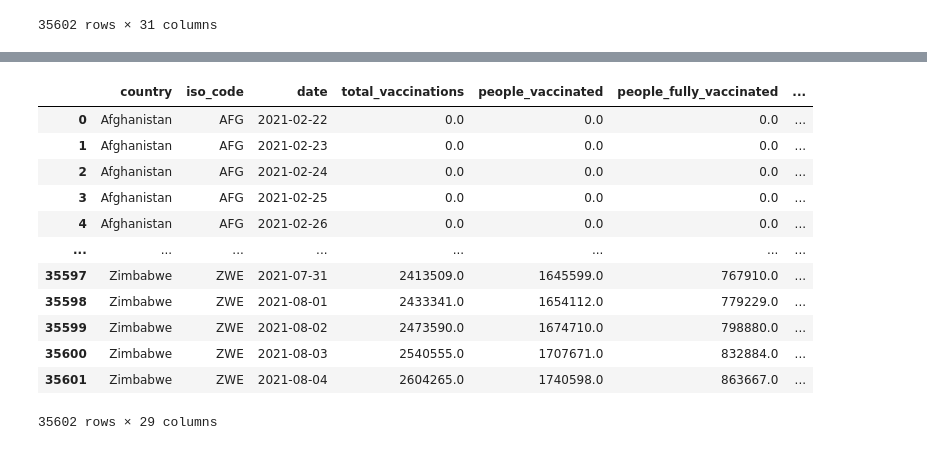
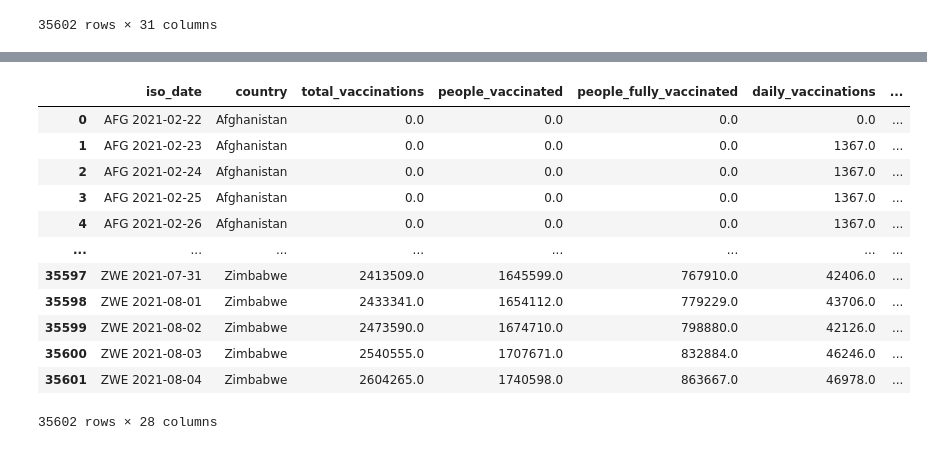
Before and after one commit to JennyWade/python_programmering, a Jupyter notebook: Inlämning/Pandas.ipynb, the cells around one changed output, grey strips where cells are left out. Cells and saved outputs as stored; diff of their text form; code cells hidden in the pictures.

```diff
--- a/Inlämning/Pandas.ipynb
+++ b/Inlämning/Pandas.ipynb
@@ -87,22 +96,22 @@ dtype: object
 #In the above list I can see that we have 16 vaccines, so below I'll create new columns with Boolean rows that return 1 if the vaccine
 # is found in the Vaccine column, and 0 if it isn't
 # %%
-covid_vaccinations["JohnsonAndJohnson"] = covid_vaccinations["vaccines"].str.contains("Johnson&Johnson") * 1
-covid_vaccinations["OxfordAstraZeneca"] = covid_vaccinations["vaccines"].str.contains("Oxford/AstraZeneca") * 1
+covid_vaccinations["Johnson_and_Johnson"] = covid_vaccinations["vaccines"].str.contains("Johnson&Johnson") * 1
+covid_vaccinations["Oxford_AstraZeneca"] = covid_vaccinations["vaccines"].str.contains("Oxford/AstraZeneca") * 1
 covid_vaccinations["Sinovac"] = covid_vaccinations["vaccines"].str.contains("Sinovac") * 1
-covid_vaccinations["SputnikV"] = covid_vaccinations["vaccines"].str.contains("Sputnik V") * 1
+covid_vaccinations["Sputnik_V"] = covid_vaccinations["vaccines"].str.contains("Sputnik V") * 1
 covid_vaccinations["Moderna"] = covid_vaccinations["vaccines"].str.contains("Moderna") * 1
-covid_vaccinations["SinopharmBeijing"] = covid_vaccinations["vaccines"].str.contains("Sinopharm/Beijing") * 1
+covid_vaccinations["Sinopharm_Beijing"] = covid_vaccinations["vaccines"].str.contains("Sinopharm/Beijing") * 1
 covid_vaccinations["Covaxin"] = covid_vaccinations["vaccines"].str.contains("Covaxin") * 1
 covid_vaccinations["CanSino"] = covid_vaccinations["vaccines"].str.contains("CanSino") * 1
 covid_vaccinations["Abdala"] = covid_vaccinations["vaccines"].str.contains("Abdala") * 1
-covid_vaccinations["PfizerBioNTech"] = covid_vaccinations["vaccines"].str.contains("Pfizer/BioNTech") * 1
+covid_vaccinations["Pfizer_BioNTech"] = covid_vaccinations["vaccines"].str.contains("Pfizer/BioNTech") * 1
 covid_vaccinations["QazVac"] = covid_vaccinations["vaccines"].str.contains("QazVac") * 1
 covid_vaccinations["EpiVacCorona"] = covid_vaccinations["vaccines"].str.contains("EpiVacCorona") * 1
 covid_vaccinations["Soberana02"] = covid_vaccinations["vaccines"].str.contains("Soberana02") * 1
-covid_vaccinations["SinopharmHayatVax"] = covid_vaccinations["vaccines"].str.contains("Sinopharm/HayatVax") * 1
-covid_vaccinations["RBDDimer"] = covid_vaccinations["vaccines"].str.contains("RBD-Dimer") * 1
-covid_vaccinations["SinopharmWuhan"] = covid_vaccinations["vaccines"].str.contains("Sinopharm/Wuhan") * 1
+covid_vaccinations["Sinopharm_HayatVax"] = covid_vaccinations["vaccines"].str.contains("Sinopharm/HayatVax") * 1
+covid_vaccinations["RBD_Dimer"] = covid_vaccinations["vaccines"].str.contains("RBD-Dimer") * 1
+covid_vaccinations["Sinopharm_Wuhan"] = covid_vaccinations["vaccines"].str.contains("Sinopharm/Wuhan") * 1
 covid_vaccinations
 # %% [output]
 |  | country | iso_code | date | total_vaccinations | people_vaccinated | people_fully_vaccinated | ... |
@@ -118,3 +127,7 @@ covid_vaccinations
 | 35600 | Zimbabwe | ZWE | 2021-08-03 | 2540555.0 | 1707671.0 | 832884.0 | ... |
 | 35601 | Zimbabwe | ZWE | 2021-08-04 | 2604265.0 | 1740598.0 | 863667.0 | ... |
 35602 rows × 31 columns
+# %%
+new_col = covid_vaccinations['iso_code'] + ' ' + covid_vaccinations['date']
+# %%
+covid_vaccinations.insert(0, 'iso_date', new_col)
@@ -121,21 +150,21 @@ covid_vaccinations
 # %%
 #Drop columns: Daily_vaccinations_raw and vaccines now that we've created new columns + fill NaN
-covid_vaccinations.drop(["vaccines", "daily_vaccinations_raw"], axis=1, inplace=True)
+covid_vaccinations.drop(["iso_code", "date","vaccines", "daily_vaccinations_raw"], axis=1, inplace=True)
 covid_vaccinations.fillna(0)
 # %% [output]
-|  | country | iso_code | date | total_vaccinations | people_vaccinated | people_fully_vaccinated | ... |
-| 0 | Afghanistan | AFG | 2021-02-22 | 0.0 | 0.0 | 0.0 | ... |
-| 1 | Afghanistan | AFG | 2021-02-23 | 0.0 | 0.0 | 0.0 | ... |
-| 2 | Afghanistan | AFG | 2021-02-24 | 0.0 | 0.0 | 0.0 | ... |
-| 3 | Afghanistan | AFG | 2021-02-25 | 0.0 | 0.0 | 0.0 | ... |
-| 4 | Afghanistan | AFG | 2021-02-26 | 0.0 | 0.0 | 0.0 | ... |
+|  | iso_date | country | total_vaccinations | people_vaccinated | people_fully_vaccinated | daily_vaccinations | ... |
+| 0 | AFG 2021-02-22 | Afghanistan | 0.0 | 0.0 | 0.0 | 0.0 | ... |
+| 1 | AFG 2021-02-23 | Afghanistan | 0.0 | 0.0 | 0.0 | 1367.0 | ... |
+| 2 | AFG 2021-02-24 | Afghanistan | 0.0 | 0.0 | 0.0 | 1367.0 | ... |
+| 3 | AFG 2021-02-25 | Afghanistan | 0.0 | 0.0 | 0.0 | 1367.0 | ... |
+| 4 | AFG 2021-02-26 | Afghanistan | 0.0 | 0.0 | 0.0 | 1367.0 | ... |
 | ... | ... | ... | ... | ... | ... | ... | ... |
-| 35597 | Zimbabwe | ZWE | 2021-07-31 | 2413509.0 | 1645599.0 | 767910.0 | ... |
-| 35598 | Zimbabwe | ZWE | 2021-08-01 | 2433341.0 | 1654112.0 | 779229.0 | ... |
-| 35599 | Zimbabwe | ZWE | 2021-08-02 | 2473590.0 | 1674710.0 | 798880.0 | ... |
-| 35600 | Zimbabwe | ZWE | 2021-08-03 | 2540555.0 | 1707671.0 | 832884.0 | ... |
-| 35601 | Zimbabwe | ZWE | 2021-08-04 | 2604265.0 | 1740598.0 | 863667.0 | ... |
+| 35597 | ZWE 2021-07-31 | Zimbabwe | 2413509.0 | 1645599.0 | 767910.0 | 42406.0 | ... |
+| 35598 | ZWE 2021-08-01 | Zimbabwe | 2433341.0 | 1654112.0 | 779229.0 | 43706.0 | ... |
+| 35599 | ZWE 2021-08-02 | Zimbabwe | 2473590.0 | 1674710.0 | 798880.0 | 42126.0 | ... |
+| 35600 | ZWE 2021-08-03 | Zimbabwe | 2540555.0 | 1707671.0 | 832884.0 | 46246.0 | ... |
+| 35601 | ZWE 2021-08-04 | Zimbabwe | 2604265.0 | 1740598.0 | 863667.0 | 46978.0 | ... |
-35602 rows × 29 columns
+35602 rows × 28 columns
 # %%
 # Now that I'm happy with the table I'll save it as a new csv-file in order to create a database from it
 covid_vaccinations.to_csv(r"/Users/jenny.wade@schibsted.com/Documents/GitHub/python_programmering/Inlämning/covid_vaccinations.csv")
```
Also changed, not shown: parts of 5 cells of this notebook, 7 other files.
